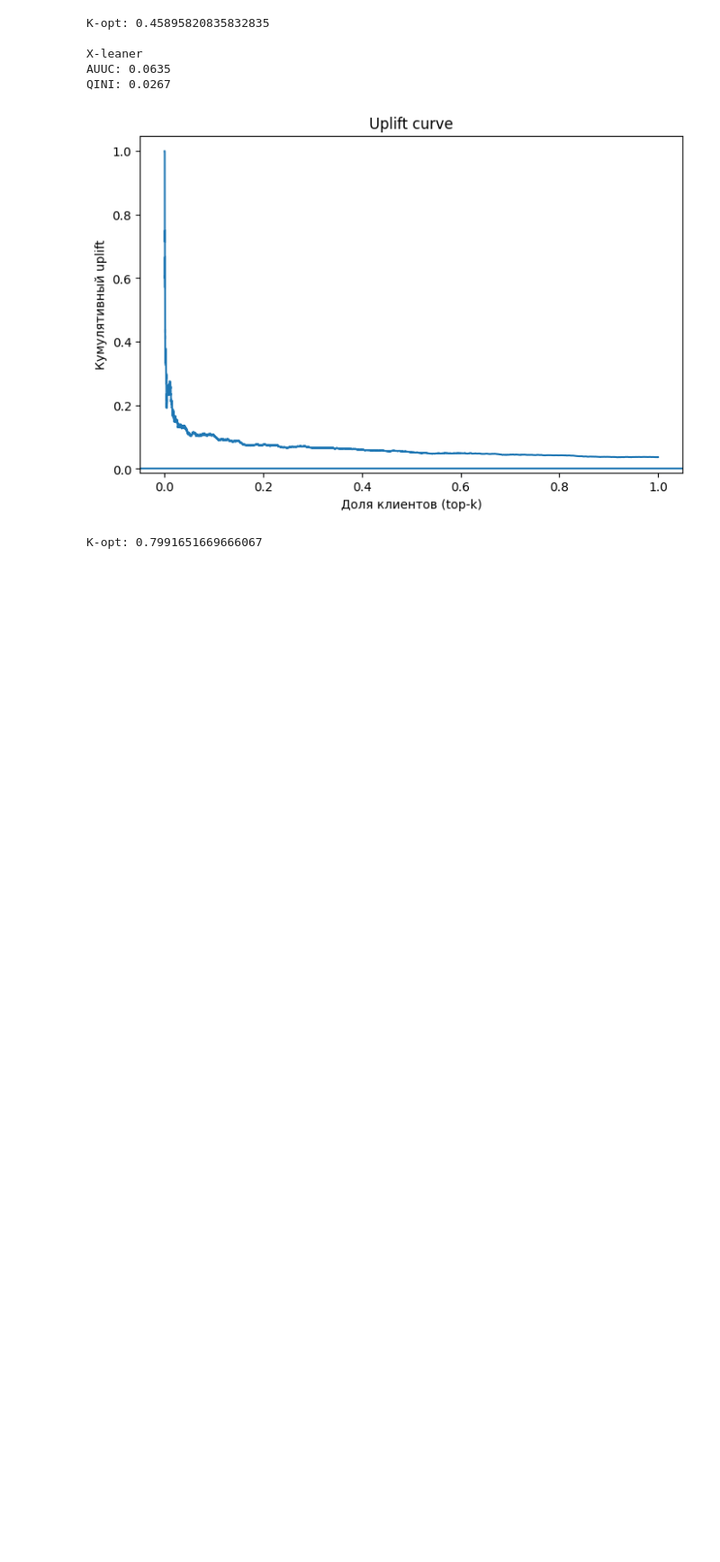
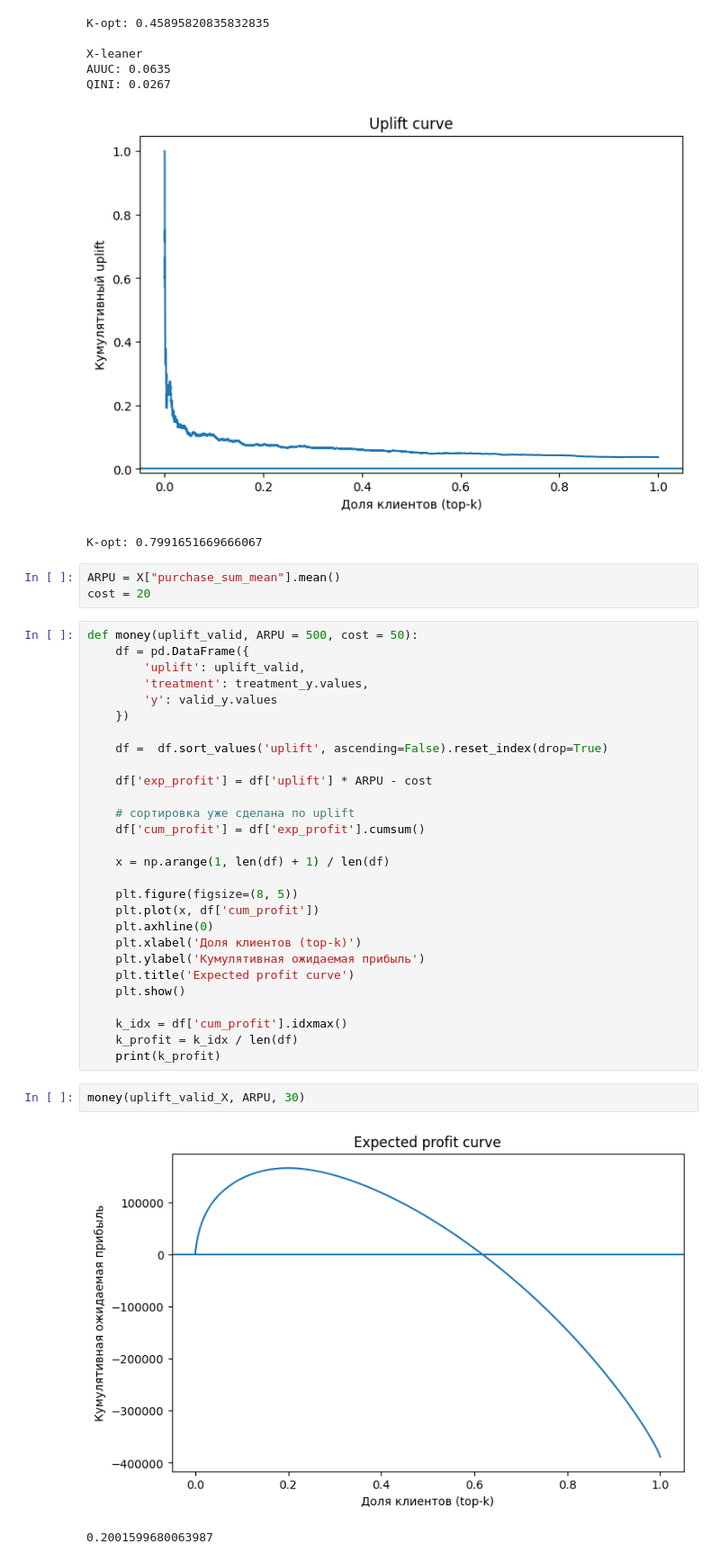
Before and after one commit to Mister-0-Zero/uplift, a Jupyter notebook: X-leaner.ipynb, the cells around one changed output. Shown at 90% size. Saved outputs shown, nothing was run; the diff lists cells and outputs as text; blank space fills up the shorter version.

Commit message:
loofing at the profit

```diff
--- a/X-leaner.ipynb
+++ b/X-leaner.ipynb
@@ -331,3 +331,39 @@ AUUC: 0.0635
 QINI: 0.0267
 [figure]
 K-opt: 0.7991651669666067
+# %%
+ARPU = X["purchase_sum_mean"].mean()
+cost = 20
+# %%
+def money(uplift_valid, ARPU = 500, cost = 50):
+    df = pd.DataFrame({
+        'uplift': uplift_valid,
+        'treatment': treatment_y.values,
+        'y': valid_y.values
+    })
+
+    df =  df.sort_values('uplift', ascending=False).reset_index(drop=True)
+
+    df['exp_profit'] = df['uplift'] * ARPU - cost
+
+    # сортировка уже сделана по uplift
+    df['cum_profit'] = df['exp_profit'].cumsum()
+
+    x = np.arange(1, len(df) + 1) / len(df)
+
+    plt.figure(figsize=(8, 5))
+    plt.plot(x, df['cum_profit'])
+    plt.axhline(0)
+    plt.xlabel('Доля клиентов (top-k)')
+    plt.ylabel('Кумулятивная ожидаемая прибыль')
+    plt.title('Expected profit curve')
+    plt.show()
+
+    k_idx = df['cum_profit'].idxmax()
+    k_profit = k_idx / len(df)
+    print(k_profit)
+# %%
+money(uplift_valid_X, ARPU, 30)
+# %% [output]
+[figure, added]
+0.2001599680063987
```
